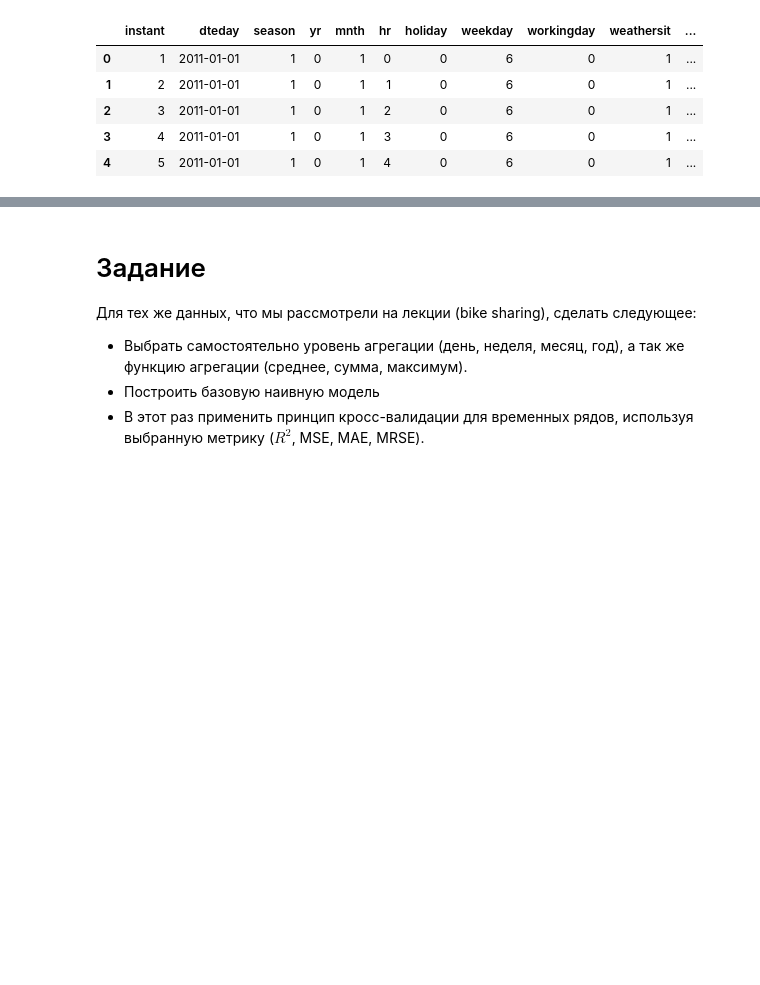
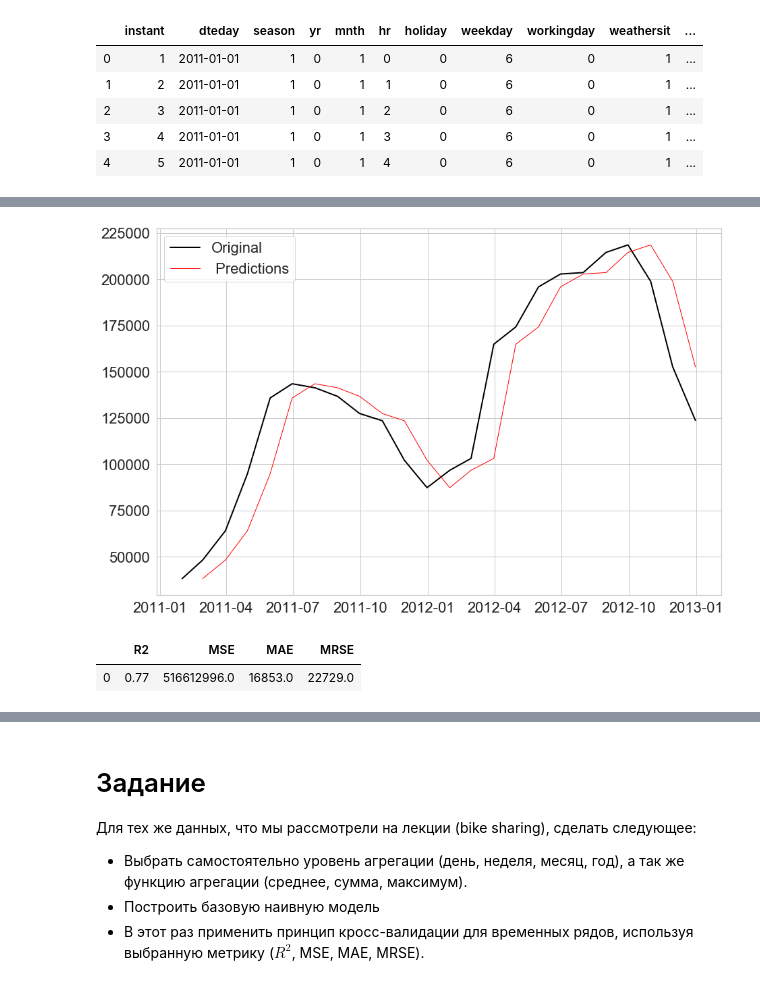
Before and after one commit to Prion84/Forecasting-and-Time-Series, a Jupyter notebook: lecture 2/home-work.ipynb, the cells around one changed output, grey strips where cells are left out. Saved outputs shown, nothing was run; the diff lists cells and outputs as text; code cells hidden in the pictures; blank space fills up the shorter version.

```diff
--- a/lecture 2/home-work.ipynb
+++ b/lecture 2/home-work.ipynb
@@ -30,0 +59,36 @@ df.head()
+# %%
+s = pd.Series(index = df_agg.index,
+             data= df_agg['sum'].values)
+y_hat = list()
+y_hat.append(np.nan)
+for i in range(1,len(s)):
+    y_hat.append(s.values[i-1])
+
+s_hat = pd.Series(index=s.index,
+                 data=y_hat)
+
+fig, ax = plt.subplots()
+ax.plot(s, linewidth = 2, color='black',label = 'Original')
+ax.plot(s_hat, linewidth = 1, color = 'red', label =' Predictions')
+ax.legend()
+plt.show()
+# %% [output]
+[figure, added]
+# %%
+df_agg['sum_hat'] = s_hat
+df_agg.dropna(inplace=True)
+#print('MSE = ', round(mean_squared_error(df_agg['sum'],df_agg['sum_hat']),2))
+#print('MAE = ', round(mean_absolute_error(df_agg['sum'],df_agg['sum_hat']),2))
+#print('R2 = ',  round(r2_score(df_agg['sum'],df_agg['sum_hat']),2))
+#print('MRSE = ',round(np.sqrt(((df_agg['sum'] - df_agg['sum_hat']) ** 2).mean()),2))
+
+val_sum = pd.DataFrame ({'R2':  [round(r2_score(df_agg['sum'],df_agg['sum_hat']),2)],
+                         'MSE': [round(mean_squared_error(df_agg['sum'],df_agg['sum_hat']))],
+                        'MAE':  [round(mean_absolute_error(df_agg['sum'],df_agg['sum_hat']))],
+                        'MRSE': [round(np.sqrt(((df_agg['sum'] - df_agg['sum_hat']) ** 2).mean()))]
+                        })
+
+display(val_sum)
+# %% [output]
+|  | R2 | MSE | MAE | MRSE |
+| 0 | 0.77 | 516612996.0 | 16853.0 | 22729.0 |
```
Also changed, not shown: parts of 9 cells of this notebook.
